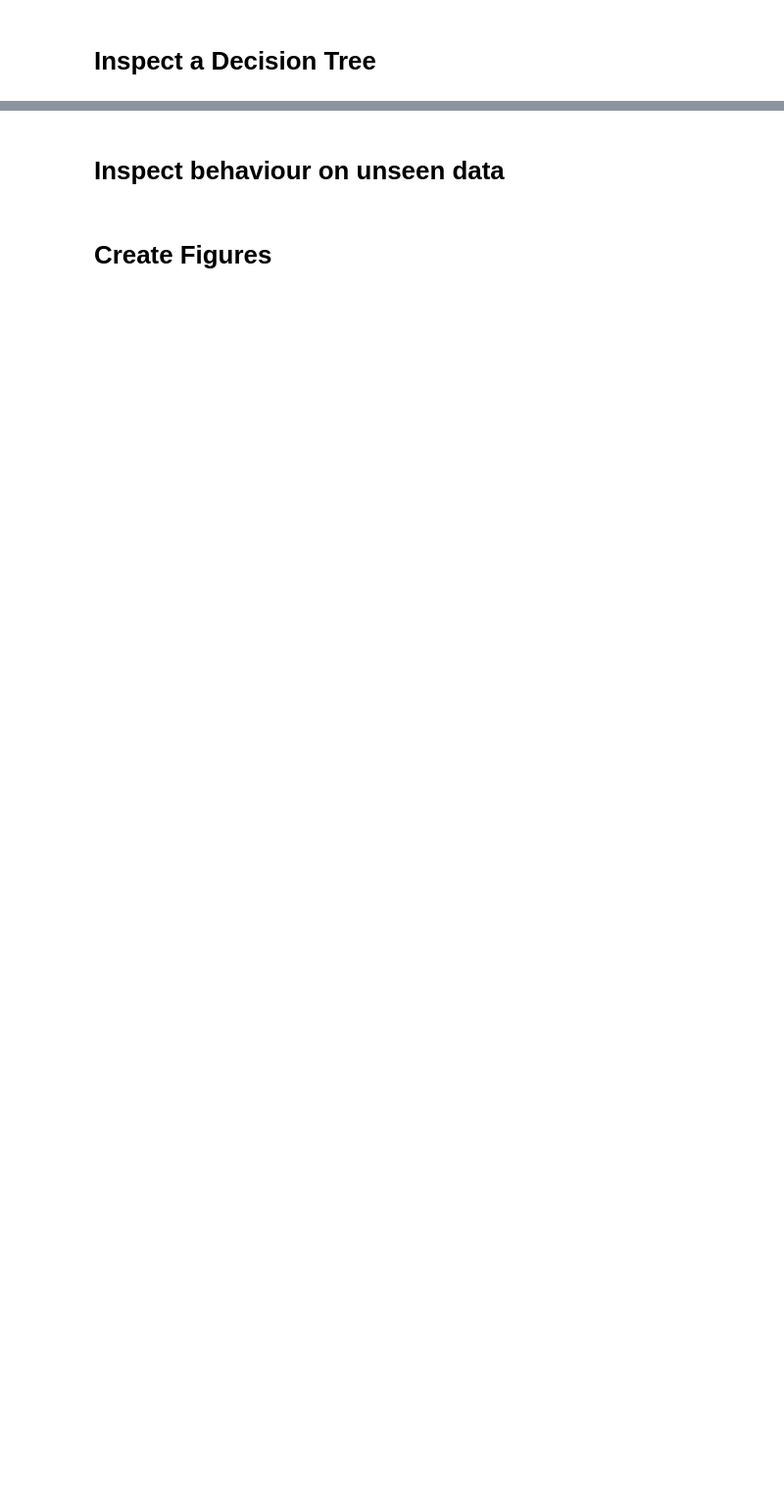
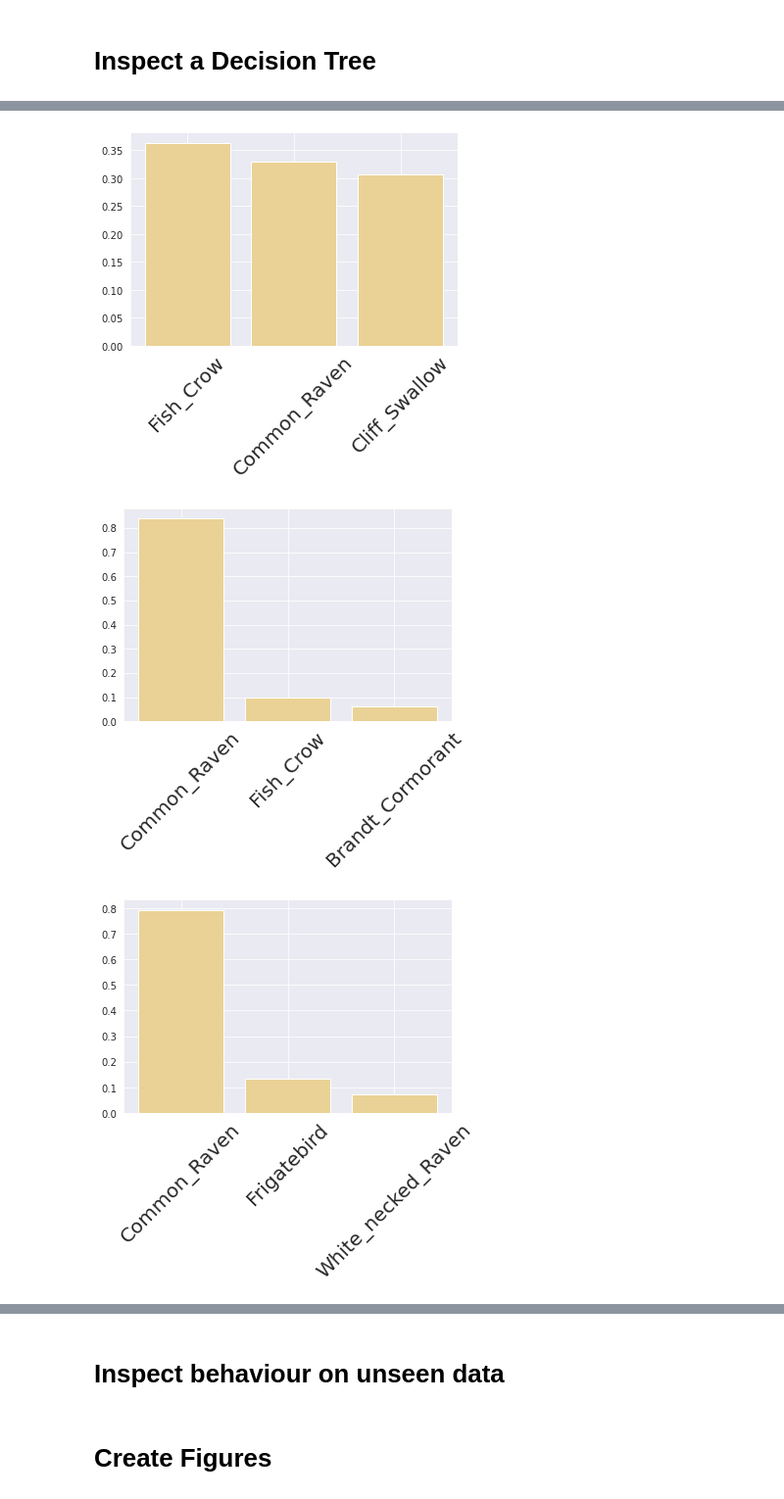
Before and after one commit to stefanwezel/urdtc, a Jupyter notebook: uRDTC.ipynb, the cells around one changed output, grey strips where cells are left out. Shown at 98% size. Saved outputs shown, nothing was run; the diff lists cells and outputs as text; code cells hidden in the pictures; blank space fills up the shorter version.

```diff
--- a/uRDTC.ipynb
+++ b/uRDTC.ipynb
@@ -1540,7 +1595,7 @@ cnn_out_size = 2048
 
 # initiate the observer classifier model
 model = OC('xoc', len(classes), 'dropoutcnn', in_channels,
-            cnn_out_size, dataset, 2, 40, # 13 worked
+            cnn_out_size, dataset, 3, 40, # 13 worked
             attribute_size, attribute_mtx, attribute_coef,
             hidden_size, tau_initial=5,
             use_pretrained=False, shallow=False)
@@ -1602,8 +1657,8 @@ model.set_optimizer(optimizer)
 model.set_scheduler(scheduler)
 ##h
 # model.strategy = 'randRDTC'
-model.strategy = 'remRDTC'
-# model.strategy = 'extRDTC'
+# model.strategy = 'remRDTC'
+model.strategy = 'extRDTC'
 ##hook
 # model.strategy = 'aRDTC'
 # %% [markdown]
@@ -1642,14 +1676,14 @@ print(trainer.mean_drop_ratio)
 # %% [markdown]
 # Inspect a Decision Tree
 # %%
-# in_channels, cnn_out_size, log_freq = get_dataset_config(dataset, 'cnn', 40 )
-# # cnn_out_size=2048
-# model.load_state_dict(torch.load(data_path + '/../log/zero_shot_remRDTC_best_agg.pth'))#,  map_location=lambda storage, loc: storage)
-# model.cnn.load_state_dict(torch.load(data_path + '/../log/zero_shot_remRDTC_best_agg_vision_model.pth'))
-# # model.train()
-# # model.eval()
-# # print(model.n_possible_states)
-# trainer = Trainer(model, dataloaders, 1, device, log_freq, data_path + '/../log/')
-# # model.reset_stats()
-# # model.init_tree_stats()
-# trainer.test();
+in_channels, cnn_out_size, log_freq = get_dataset_config(dataset, 'cnn', 40 )
+# cnn_out_size=2048
+model.load_state_dict(torch.load('/home/swezel/projects/urdtc/log/extRDTC_best_agg.pth'))#,  map_location=lambda storage, loc: storage)
+model.cnn.load_state_dict(torch.load('/home/swezel/projects/urdtc/log/extRDTC_best_agg_vision_model.pth'))
+# model.train()
+# model.eval()
+# print(model.n_possible_states)
+trainer = Trainer(model, dataloaders, 1, device, log_freq, '/home/swezel/projects/urdtc/log/')
+# model.reset_stats()
+# model.init_tree_stats()
+trainer.test();
@@ -1683,11 +1740,18 @@ print(trainer.mean_drop_ratio)
 # %%
-# sns.set_style('darkgrid')
-# import matplotlib
-# matplotlib.rc('xtick', labelsize=20)
+sns.set_style('darkgrid')
+import matplotlib
+matplotlib.rc('xtick', labelsize=20)
 
-# for i, class_prob in enumerate(class_probs):
-#     plt.bar(x = ['Olive_sided_Flycatcher','Western_Wood_Pewee','Sayornis'], height=np.array(class_prob), color='#EAD296')
-#     plt.xticks(rotation=45)
+
+
+for i, class_prob in enumerate(class_probs):
+#     print([class_name_dict[str(c)] for c in classifications[i]])
+    plt.bar(x = [class_name_dict[str(c)] for c in classifications[i]], height=np.array(class_prob), color='#EAD296')
+    plt.xticks(rotation=45)
 #     plt.savefig(figure_path + 'class_probs_{}.svg'.format(i),bbox_inches='tight')
 
-#     plt.show()
+    plt.show()
+# %% [output]
+[figure, added]
+[figure, added]
+[figure, added]
```
Also changed, not shown: parts of 8 cells of this notebook, 5 other files.
